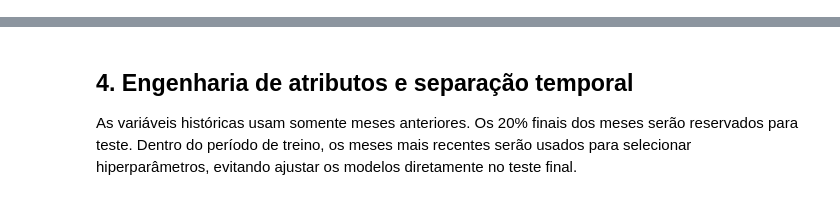
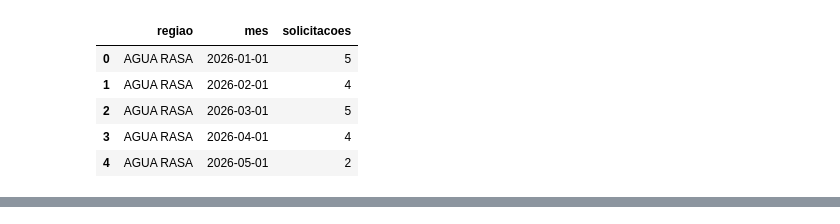
Before and after one commit to GABRUUUUU/descarte-facil, a Jupyter notebook: ml/descarte_facil_ml.ipynb, the cells around one changed output, grey strips where cells are left out. Cells and saved outputs as stored; diff of their text form; code cells hidden in the pictures.

```diff
--- a/ml/descarte_facil_ml.ipynb
+++ b/ml/descarte_facil_ml.ipynb
@@ -58,27 +92,26 @@ Confirme o rótulo do serviço na tabela anterior. Se necessário, altere `SERVI
 # %%
-SERVICE_TERMS = ["remoção de grandes objetos", "remocao de grandes objetos"]
+TERMS = ["entulho e grandes objetos", "remoção de grandes objetos", "remocao de grandes objetos"]
+service_text = df[service_col].astype(str).str.lower()
+selected = df[service_text.apply(lambda x: any(t in x for t in TERMS))].copy()
+if selected.empty:
+    raise ValueError("Nenhum registro encontrado. Ajuste TERMS com o nome exato exibido em value_counts().")
 
-work = df.copy()
-work[DATE_COL] = pd.to_datetime(work[DATE_COL], errors="coerce", dayfirst=True)
-work = work.dropna(subset=[DATE_COL, SERVICE_COL, REGION_COL])
-
-service = work[SERVICE_COL].astype(str).str.lower()
-mask = service.apply(lambda value: any(term in value for term in SERVICE_TERMS))
-selected = work.loc[mask].copy()
-
-if selected.empty:
-    raise ValueError("Nenhum registro selecionado. Ajuste SERVICE_TERMS conforme os rótulos impressos.")
-
-selected["mes"] = selected[DATE_COL].dt.to_period("M").dt.to_timestamp()
-monthly = (selected.groupby([REGION_COL, "mes"]).size()
-           .rename("y").reset_index().rename(columns={REGION_COL: "regiao"}))
-
+selected["mes"] = selected[date_col].dt.to_period("M").dt.to_timestamp()
+agg = (selected.groupby([district_col, "mes"]).size()
+       .rename("solicitacoes").reset_index()
+       .rename(columns={district_col:"regiao"}))
 # Painel balanceado: meses sem solicitação observada recebem zero.
-regions = monthly["regiao"].unique()
-months = pd.date_range(monthly["mes"].min(), monthly["mes"].max(), freq="MS")
-panel = pd.MultiIndex.from_product([regions, months], names=["regiao", "mes"]).to_frame(index=False)
-panel = panel.merge(monthly, on=["regiao", "mes"], how="left")
-panel["y"] = panel["y"].fillna(0).astype(int)
-
-print("Período:", panel.mes.min(), "até", panel.mes.max(), "| observações:", len(panel))
+regions = agg["regiao"].dropna().unique()
+months = pd.date_range(agg["mes"].min(), agg["mes"].max(), freq="MS")
+panel = pd.MultiIndex.from_product([regions, months], names=["regiao","mes"]).to_frame(index=False)
+panel = panel.merge(agg, on=["regiao","mes"], how="left")
+panel["solicitacoes"] = panel["solicitacoes"].fillna(0).astype(int)
 display(panel.head())
+print("Período:", panel.mes.min(), "a", panel.mes.max(), "| linhas:", len(panel))
+# %% [output]
+|  | regiao | mes | solicitacoes |
+| 0 | AGUA RASA | 2026-01-01 | 5 |
+| 1 | AGUA RASA | 2026-02-01 | 4 |
+| 2 | AGUA RASA | 2026-03-01 | 5 |
+| 3 | AGUA RASA | 2026-04-01 | 4 |
+| 4 | AGUA RASA | 2026-05-01 | 2 |
@@ -85,4 +118,0 @@ display(panel.head())
-# %% [markdown]
-## 4. Engenharia de atributos e separação temporal
-
-As variáveis históricas usam somente meses anteriores. Os 20% finais dos meses serão reservados para teste. Dentro do período de treino, os meses mais recentes serão usados para selecionar hiperparâmetros, evitando ajustar os modelos diretamente no teste final.
```
Also changed, not shown: parts of 24 cells of this notebook.
